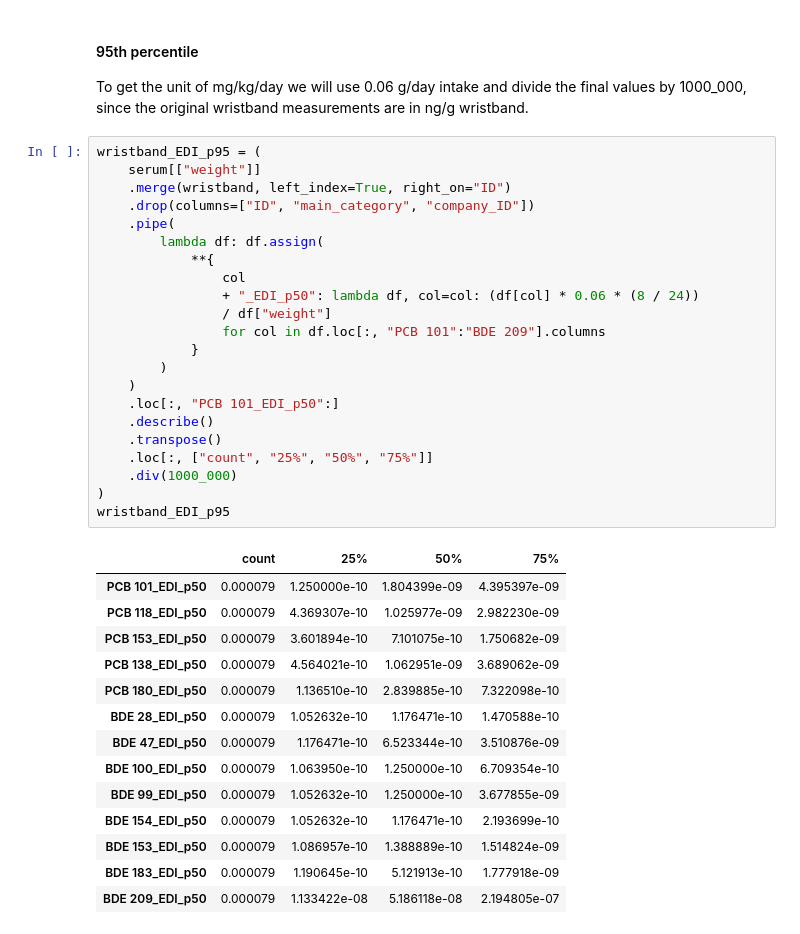
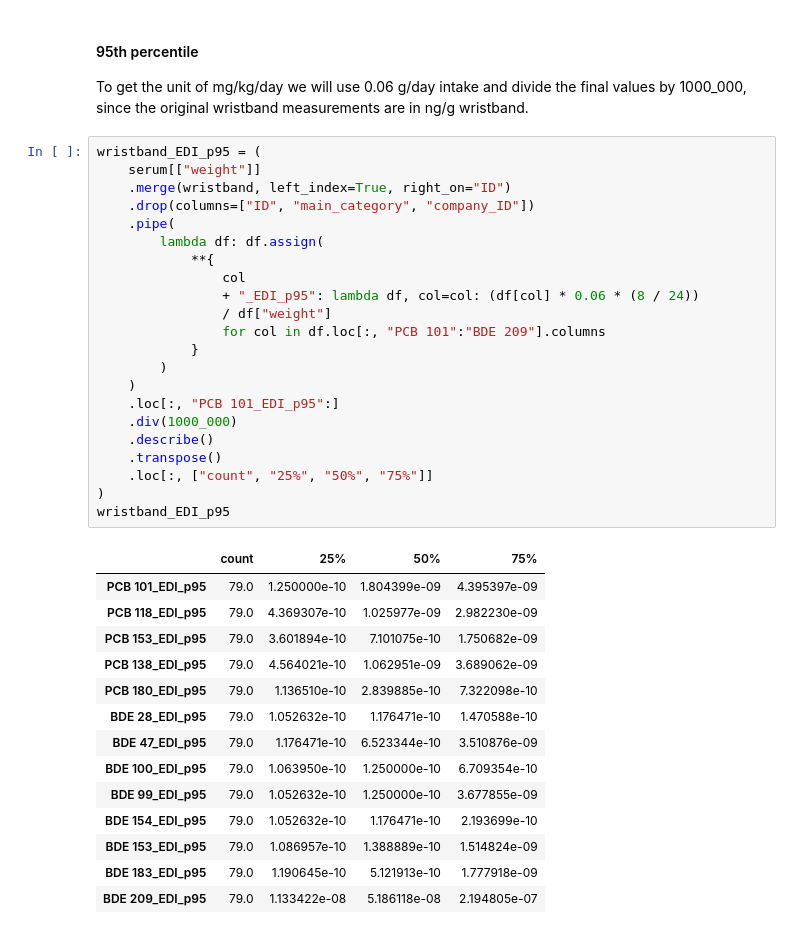
Before and after one commit to adamcseresznye/HBM4EU_eWaste_POPs, a Jupyter notebook: notebooks/NB5_ACs_EDI.ipynb, the cells around one changed output. Drawn from its saved outputs; the diff is of its cells as text.

```diff
--- a/notebooks/NB5_ACs_EDI.ipynb
+++ b/notebooks/NB5_ACs_EDI.ipynb
@@ -194,37 +233,37 @@ To get the unit of mg/kg/day we will use 0.06 g/day intake and divide the final
 # %%
 wristband_EDI_p95 = (
     serum[["weight"]]
     .merge(wristband, left_index=True, right_on="ID")
     .drop(columns=["ID", "main_category", "company_ID"])
     .pipe(
         lambda df: df.assign(
             **{
                 col
-                + "_EDI_p50": lambda df, col=col: (df[col] * 0.06 * (8 / 24))
+                + "_EDI_p95": lambda df, col=col: (df[col] * 0.06 * (8 / 24))
                 / df["weight"]
                 for col in df.loc[:, "PCB 101":"BDE 209"].columns
             }
         )
     )
-    .loc[:, "PCB 101_EDI_p50":]
+    .loc[:, "PCB 101_EDI_p95":]
+    .div(1000_000)
     .describe()
     .transpose()
     .loc[:, ["count", "25%", "50%", "75%"]]
-    .div(1000_000)
 )
 wristband_EDI_p95
 # %% [output]
 |  | count | 25% | 50% | 75% |
-| PCB 101_EDI_p50 | 0.000079 | 1.250000e-10 | 1.804399e-09 | 4.395397e-09 |
-| PCB 118_EDI_p50 | 0.000079 | 4.369307e-10 | 1.025977e-09 | 2.982230e-09 |
-| PCB 153_EDI_p50 | 0.000079 | 3.601894e-10 | 7.101075e-10 | 1.750682e-09 |
-| PCB 138_EDI_p50 | 0.000079 | 4.564021e-10 | 1.062951e-09 | 3.689062e-09 |
-| PCB 180_EDI_p50 | 0.000079 | 1.136510e-10 | 2.839885e-10 | 7.322098e-10 |
-| BDE 28_EDI_p50 | 0.000079 | 1.052632e-10 | 1.176471e-10 | 1.470588e-10 |
-| BDE 47_EDI_p50 | 0.000079 | 1.176471e-10 | 6.523344e-10 | 3.510876e-09 |
-| BDE 100_EDI_p50 | 0.000079 | 1.063950e-10 | 1.250000e-10 | 6.709354e-10 |
-| BDE 99_EDI_p50 | 0.000079 | 1.052632e-10 | 1.250000e-10 | 3.677855e-09 |
-| BDE 154_EDI_p50 | 0.000079 | 1.052632e-10 | 1.176471e-10 | 2.193699e-10 |
-| BDE 153_EDI_p50 | 0.000079 | 1.086957e-10 | 1.388889e-10 | 1.514824e-09 |
-| BDE 183_EDI_p50 | 0.000079 | 1.190645e-10 | 5.121913e-10 | 1.777918e-09 |
-| BDE 209_EDI_p50 | 0.000079 | 1.133422e-08 | 5.186118e-08 | 2.194805e-07 |
+| PCB 101_EDI_p95 | 79.0 | 1.250000e-10 | 1.804399e-09 | 4.395397e-09 |
+| PCB 118_EDI_p95 | 79.0 | 4.369307e-10 | 1.025977e-09 | 2.982230e-09 |
+| PCB 153_EDI_p95 | 79.0 | 3.601894e-10 | 7.101075e-10 | 1.750682e-09 |
+| PCB 138_EDI_p95 | 79.0 | 4.564021e-10 | 1.062951e-09 | 3.689062e-09 |
+| PCB 180_EDI_p95 | 79.0 | 1.136510e-10 | 2.839885e-10 | 7.322098e-10 |
+| BDE 28_EDI_p95 | 79.0 | 1.052632e-10 | 1.176471e-10 | 1.470588e-10 |
+| BDE 47_EDI_p95 | 79.0 | 1.176471e-10 | 6.523344e-10 | 3.510876e-09 |
+| BDE 100_EDI_p95 | 79.0 | 1.063950e-10 | 1.250000e-10 | 6.709354e-10 |
+| BDE 99_EDI_p95 | 79.0 | 1.052632e-10 | 1.250000e-10 | 3.677855e-09 |
+| BDE 154_EDI_p95 | 79.0 | 1.052632e-10 | 1.176471e-10 | 2.193699e-10 |
+| BDE 153_EDI_p95 | 79.0 | 1.086957e-10 | 1.388889e-10 | 1.514824e-09 |
+| BDE 183_EDI_p95 | 79.0 | 1.190645e-10 | 5.121913e-10 | 1.777918e-09 |
+| BDE 209_EDI_p95 | 79.0 | 1.133422e-08 | 5.186118e-08 | 2.194805e-07 |
```
Also changed, not shown: parts of 5 cells of this notebook, 6 other files.
